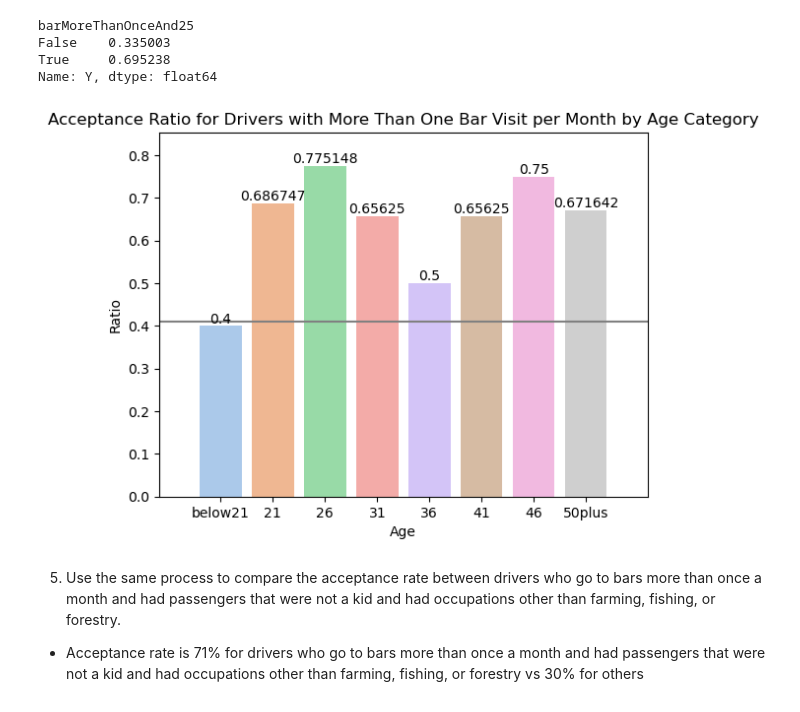
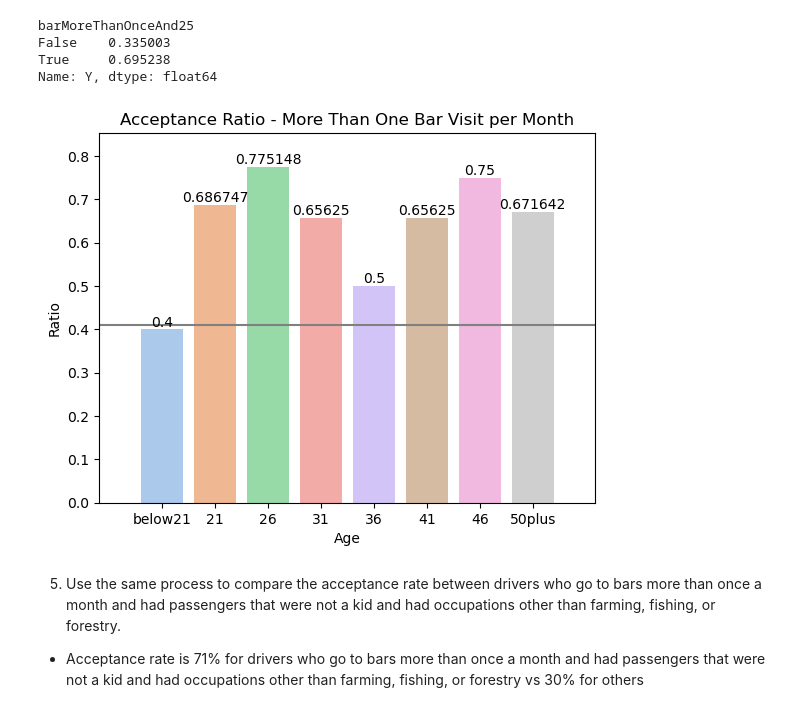
Before and after one commit to jullylau/UCB_Amazon_Coupon, a Jupyter notebook: assignment_5_1_JL.ipynb, the cells around one changed output. Drawn from its saved outputs; the diff is of its cells as text; code cells hidden in the pictures.

Commit message:
MAIN Fix indentation and cut-off text on graph

```diff
--- a/assignment_5_1_JL.ipynb
+++ b/assignment_5_1_JL.ipynb
@@ -336,15 +336,15 @@ Name: Y, dtype: float64
 # %%
 barData['age'] = pd.Categorical(barData['age'], ['below21', '21', '26', '31', '36', '41', '46', '50plus'])
 
 ax = sns.barplot(data=barData[barData['Bar'].isin(['1~3', '4~8', 'gt8'])], x='age', y='Y', estimator='mean', errorbar=None)
 ax.bar_label(ax.containers[0], fontsize=10);
 plt.margins(0.1)
 ax.set(xlabel='Age', ylabel='Ratio')
 ax.axhline(y = 0.41,  color = "gray")
-plt.title('Acceptance Ratio for Drivers with More Than One Bar Visit per Month by Age Category')
+plt.title('Acceptance Ratio - More Than One Bar Visit per Month')
 plt.savefig('images/coupon_ratio_bargoer_by_age')
 # %% [output]
-[figure, old version]
+[figure, new version]
 # %% [markdown]
 5. Use the same process to compare the acceptance rate between drivers who go to bars more than once a month and had passengers that were not a kid and had occupations other than farming, fishing, or forestry.
 
```
Also changed, not shown: 2 other files.
